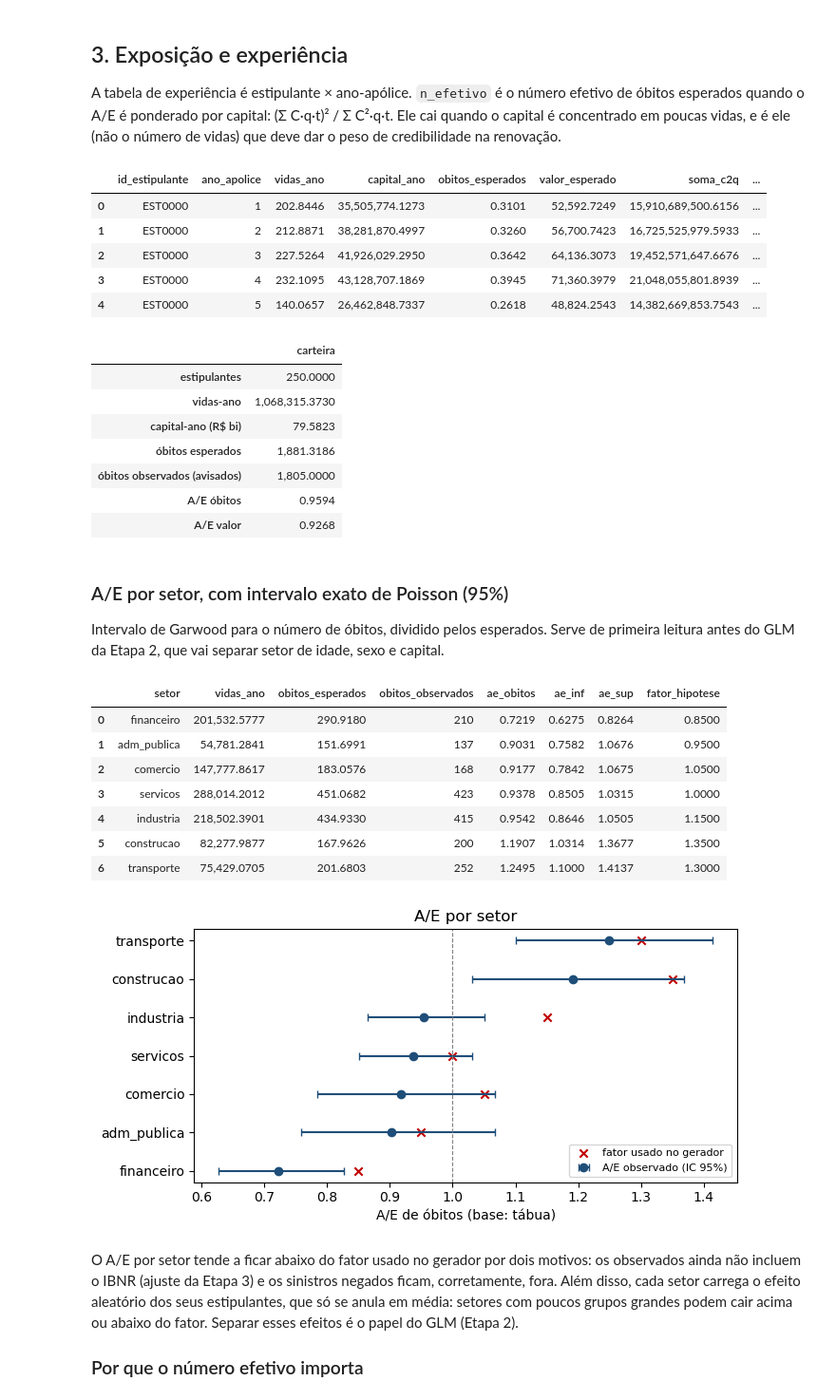
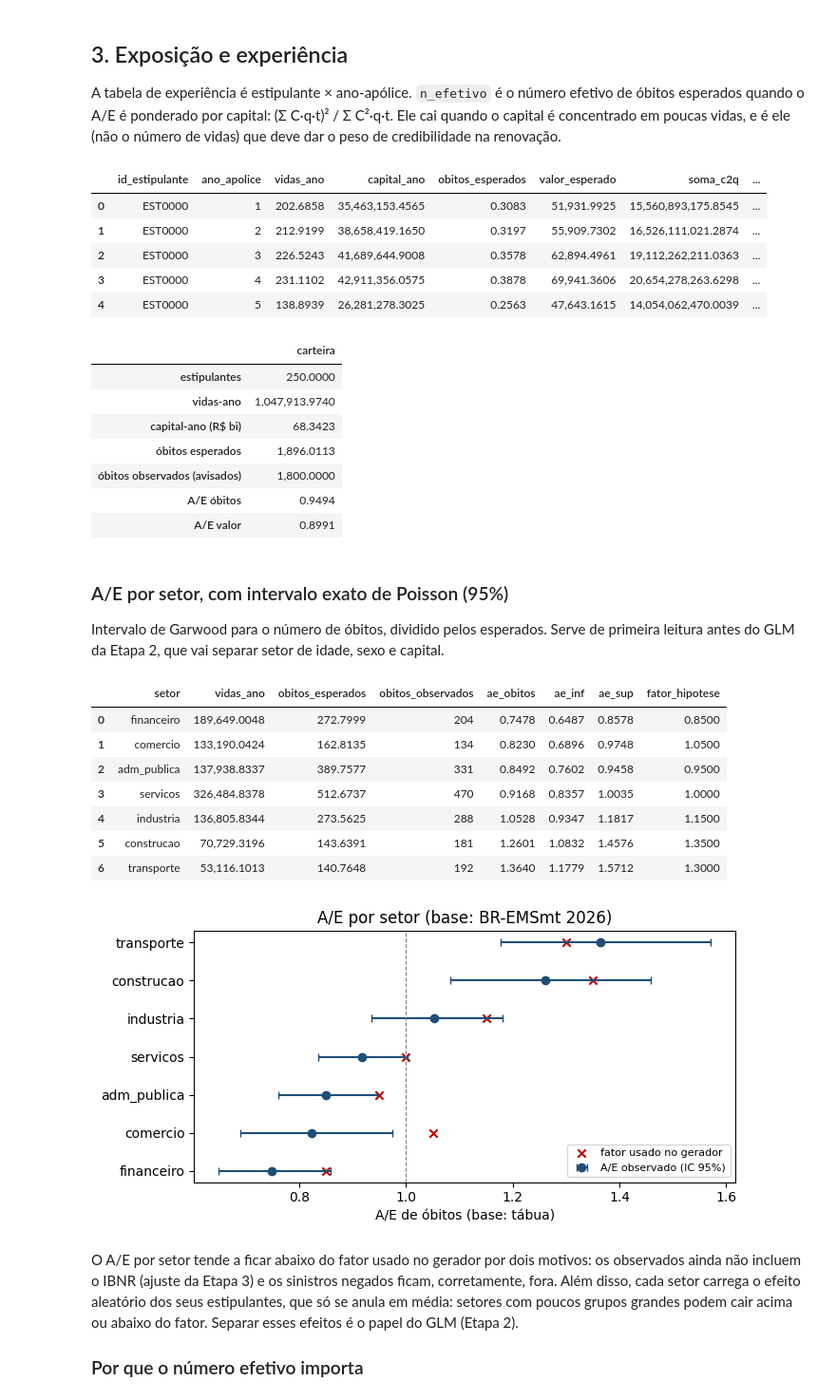
Before and after one commit to arthurpmotta02/vida-grupo-pricing, a Jupyter notebook: notebooks/01_dados.ipynb, the cells around one changed output. Shown at 95% size. Cells and saved outputs as stored; diff of their text form; code cells hidden in the pictures.

```diff
--- a/notebooks/01_dados.ipynb
+++ b/notebooks/01_dados.ipynb
@@ -38,14 +39,19 @@ cfg = carregar_config("base", RAIZ)
 mapas = carregar_config("colunas", RAIZ)
 DATA_REF = cfg["data_referencia"]
 
-# Primeira vez nesta máquina: from vgpricing.tabua import baixar_tabua_susep; baixar_tabua_susep()
-tabua = obter_tabua(cfg, RAIZ)
-print(f"Tábua: {tabua.nome} | fonte: {tabua.fonte}\nsha256: {tabua.sha256}")
+# Tábua oficial BR-EMSmt 2026: baixada da SUSEP na primeira execução e travada pelo hash do config.
+with warnings.catch_warnings():
+    warnings.filterwarnings("ignore", message=".*coluna lx.*")   # achado documentado abaixo
+    tabua = obter_tabua(cfg, RAIZ)
 if tabua.placeholder:
-    print("ATENÇÃO: TÁBUA PLACEHOLDER (ilustrativa, NÃO é BR-EMS). Resultados só testam o pipeline.")
-else:
-    print("Abas lidas:", tabua.meta["abas"])
-    print("Mortalidade mt/sb entre 20 e 80 anos (deve ser > 1):", tabua.meta.get("checagem_mt_maior_que_sb"))
-    display(pd.DataFrame(tabua.meta["conciliacao_lx"]).T)
-    display((tabua.qx.loc[[20, 30, 40, 50, 60, 70]] * 1000).rename(columns=lambda s: f"q_x por mil ({s})"))
+    raise RuntimeError("Tábua oficial não carregada. Rode vgpricing.tabua.baixar_tabua_susep() "
+                       "ou veja data/external/README.md.")
+print(f"Tábua: {tabua.nome}\nsha256: {tabua.sha256}")
+print("Abas lidas:", tabua.meta["abas"])
+print("Mortalidade mt/sb entre 20 e 80 anos (deve ser > 1):", tabua.meta["checagem_mt_maior_que_sb"])
+print("Conferência do q_x contra o e_x publicado (deve ser consistente):")
+display(pd.DataFrame(tabua.meta["conciliacao_ex"]).T)
+print("Conferência do q_x contra o l_x (no arquivo 2026 o l_x está defasado em 1 idade; só informativo):")
+display(pd.DataFrame(tabua.meta["conciliacao_lx"]).T[["max_dif_rel", "max_dif_rel_lx_defasado_1_idade", "diagnostico"]])
+display((tabua.qx.loc[[20, 30, 40, 50, 60, 70]] * 1000).rename(columns=lambda s: f"q_x por mil ({s})"))
 # %% [output]
@@ -168,11 +190,11 @@ xp = experiencia(det, res.dados["sinistros"], res.dados["estipulantes"], DATA_RE
 xp.head()
 # %% [output]
 |  | id_estipulante | ano_apolice | vidas_ano | capital_ano | obitos_esperados | valor_esperado | soma_c2q | ... |
-| 0 | EST0000 | 1 | 202.8446 | 35,505,774.1273 | 0.3101 | 52,592.7249 | 15,910,689,500.6156 | ... |
-| 1 | EST0000 | 2 | 212.8871 | 38,281,870.4997 | 0.3260 | 56,700.7423 | 16,725,525,979.5933 | ... |
-| 2 | EST0000 | 3 | 227.5264 | 41,926,029.2950 | 0.3642 | 64,136.3073 | 19,452,571,647.6676 | ... |
-| 3 | EST0000 | 4 | 232.1095 | 43,128,707.1869 | 0.3945 | 71,360.3979 | 21,048,055,801.8939 | ... |
-| 4 | EST0000 | 5 | 140.0657 | 26,462,848.7337 | 0.2618 | 48,824.2543 | 14,382,669,853.7543 | ... |
+| 0 | EST0000 | 1 | 202.6858 | 35,463,153.4565 | 0.3083 | 51,931.9925 | 15,560,893,175.8545 | ... |
+| 1 | EST0000 | 2 | 212.9199 | 38,658,419.1650 | 0.3197 | 55,909.7302 | 16,526,111,021.2874 | ... |
+| 2 | EST0000 | 3 | 226.5243 | 41,689,644.9008 | 0.3578 | 62,894.4961 | 19,112,262,211.0363 | ... |
+| 3 | EST0000 | 4 | 231.1102 | 42,911,356.0575 | 0.3878 | 69,941.3606 | 20,654,278,263.6298 | ... |
+| 4 | EST0000 | 5 | 138.8939 | 26,281,278.3025 | 0.2563 | 47,643.1615 | 14,054,062,470.0039 | ... |
 # %%
 tot = xp[["vidas_ano", "capital_ano", "obitos_esperados", "obitos_observados",
            "valor_esperado", "valor_observado"]].sum()
@@ -189,12 +211,12 @@ resumo.to_frame("carteira")
 # %% [output]
 |  | carteira |
 | estipulantes | 250.0000 |
-| vidas-ano | 1,068,315.3730 |
-| capital-ano (R$ bi) | 79.5823 |
-| óbitos esperados | 1,881.3186 |
-| óbitos observados (avisados) | 1,805.0000 |
-| A/E óbitos | 0.9594 |
-| A/E valor | 0.9268 |
+| vidas-ano | 1,047,913.9740 |
+| capital-ano (R$ bi) | 68.3423 |
+| óbitos esperados | 1,896.0113 |
+| óbitos observados (avisados) | 1,800.0000 |
+| A/E óbitos | 0.9494 |
+| A/E valor | 0.8991 |
 # %% [markdown]
 ### A/E por setor, com intervalo exato de Poisson (95%)
 
@@ -214,26 +236,26 @@ xs[[c for c in ["setor", "vidas_ano", "obitos_esperados", "obitos_observados", "
                 "ae_inf", "ae_sup", "fator_hipotese"] if c in xs]]
 # %% [output]
 |  | setor | vidas_ano | obitos_esperados | obitos_observados | ae_obitos | ae_inf | ae_sup | fator_hipotese |
-| 0 | financeiro | 201,532.5777 | 290.9180 | 210 | 0.7219 | 0.6275 | 0.8264 | 0.8500 |
-| 1 | adm_publica | 54,781.2841 | 151.6991 | 137 | 0.9031 | 0.7582 | 1.0676 | 0.9500 |
-| 2 | comercio | 147,777.8617 | 183.0576 | 168 | 0.9177 | 0.7842 | 1.0675 | 1.0500 |
-| 3 | servicos | 288,014.2012 | 451.0682 | 423 | 0.9378 | 0.8505 | 1.0315 | 1.0000 |
-| 4 | industria | 218,502.3901 | 434.9330 | 415 | 0.9542 | 0.8646 | 1.0505 | 1.1500 |
-| 5 | construcao | 82,277.9877 | 167.9626 | 200 | 1.1907 | 1.0314 | 1.3677 | 1.3500 |
-| 6 | transporte | 75,429.0705 | 201.6803 | 252 | 1.2495 | 1.1000 | 1.4137 | 1.3000 |
+| 0 | financeiro | 189,649.0048 | 272.7999 | 204 | 0.7478 | 0.6487 | 0.8578 | 0.8500 |
+| 1 | comercio | 133,190.0424 | 162.8135 | 134 | 0.8230 | 0.6896 | 0.9748 | 1.0500 |
+| 2 | adm_publica | 137,938.8337 | 389.7577 | 331 | 0.8492 | 0.7602 | 0.9458 | 0.9500 |
+| 3 | servicos | 326,484.8378 | 512.6737 | 470 | 0.9168 | 0.8357 | 1.0035 | 1.0000 |
+| 4 | industria | 136,805.8344 | 273.5625 | 288 | 1.0528 | 0.9347 | 1.1817 | 1.1500 |
+| 5 | construcao | 70,729.3196 | 143.6391 | 181 | 1.2601 | 1.0832 | 1.4576 | 1.3500 |
+| 6 | transporte | 53,116.1013 | 140.7648 | 192 | 1.3640 | 1.1779 | 1.5712 | 1.3000 |
 # %%
 fig, ax = plt.subplots(figsize=(7, 3.6))
 y = np.arange(len(xs))
 ax.errorbar(xs["ae_obitos"], y, xerr=[xs["ae_obitos"] - xs["ae_inf"], xs["ae_sup"] - xs["ae_obitos"]],
             fmt="o", color="#1f4e79", capsize=3, label="A/E observado (IC 95%)")
 if "fator_hipotese" in xs:
     ax.scatter(xs["fator_hipotese"], y, marker="x", color="#c00000", label="fator usado no gerador")
 ax.axvline(1, color="grey", lw=0.8, ls="--")
 ax.set_yticks(y, xs["setor"]); ax.set_xlabel("A/E de óbitos (base: tábua)")
-ax.set_title("A/E por setor" + (" — TÁBUA PLACEHOLDER" if tabua.placeholder else ""))
+ax.set_title("A/E por setor (base: BR-EMSmt 2026)")
 ax.legend(loc="lower right", fontsize=8); plt.tight_layout(); plt.show()
 # %% [output]
-[figure, old version]
+[figure, new version]
 # %% [markdown]
 O A/E por setor tende a ficar abaixo do fator usado no gerador por dois motivos: os observados ainda não
 incluem o IBNR (ajuste da Etapa 3) e os sinistros negados ficam, corretamente, fora. Além disso, cada setor
```
Also changed, not shown: parts of 10 cells of this notebook, 12 other files.
